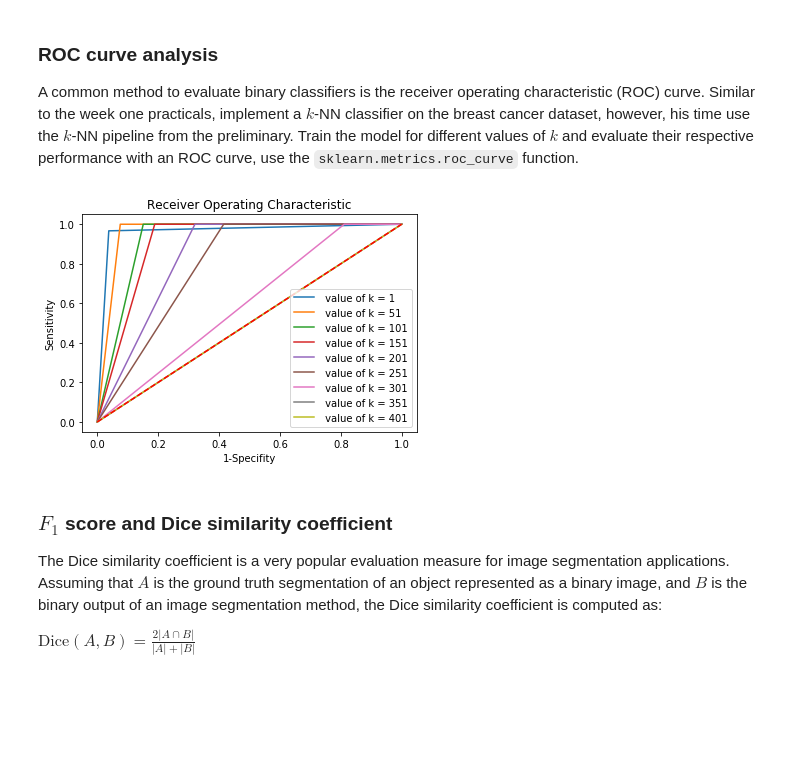
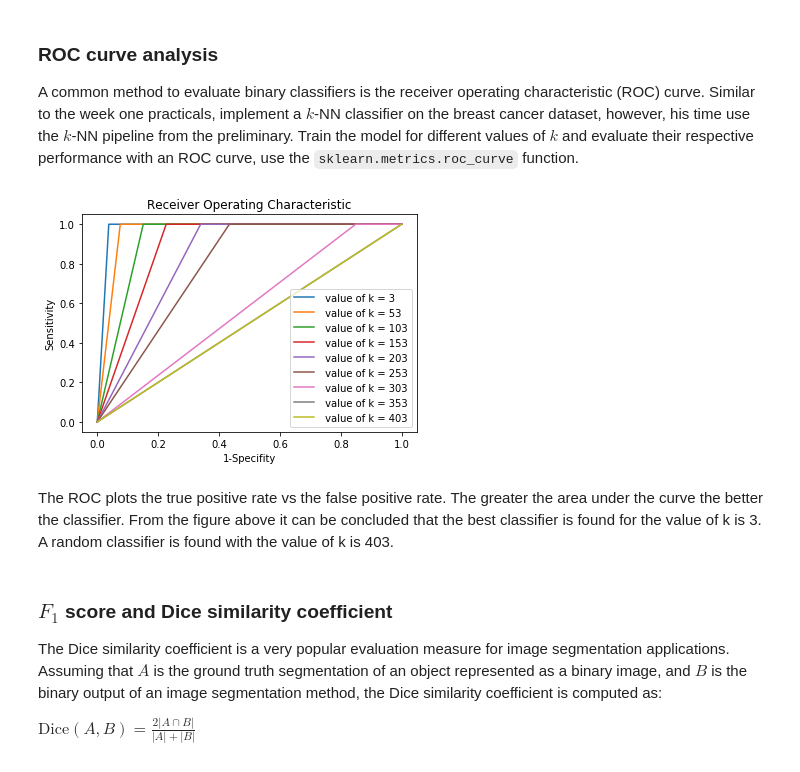
Before and after one commit to ndkruif/8dm40-machine-learning, a Jupyter notebook: practicals/week_2.ipynb, the cells around one changed output. Cells and saved outputs as stored; diff of their text form; code cells hidden in the pictures; blank space fills up the shorter version.

Commit message:
plot en tekst toegevoegd

```diff
--- a/practicals/week_2.ipynb
+++ b/practicals/week_2.ipynb
@@ -332,10 +332,6 @@ The accuracy on the independent test set for degree = 1 is 0.46530269085349907
 ### ROC curve analysis
 A common method to evaluate binary classifiers is the receiver operating characteristic (ROC) curve. Similar to the week one practicals, implement a $k$-NN classifier on the breast cancer dataset, however, his time use the $k$-NN pipeline from the preliminary. Train the model for different values of $k$ and evaluate their respective performance with an ROC curve, use the `sklearn.metrics.roc_curve` function.
 # %%
-import sys
-sys.path.append('code/')
-from code_week2 import *
-
 from sklearn.preprocessing import StandardScaler
 from sklearn.model_selection import train_test_split
 from sklearn import datasets, neighbors
@@ -349,36 +345,38 @@ X = breast_cancer.data
 y = breast_cancer.target
 scaler = StandardScaler()
 
 # make use of the train_test_split() utility function instead
 # of manually dividing the data
 X_train, X_test, y_train, y_test = train_test_split(X, y, stratify=y, random_state=40)
 
 #compute the mdoel for different k-values
-for k in range(1,len(X_train)+1,50):      # the value of k needs always to be an odd number
+for k in range(3,len(X_train)+1,50):      # the value of k needs always to be an odd number
     knn = neighbors.KNeighborsClassifier(n_neighbors=k)
     model = Pipeline([
                  ("scaler", scaler),
                  ("knn", knn)
                 ])
 
     # train the model using the training dataset
     model.fit(X_train, y_train)
     prediction = model.predict(X_test)
 
     #compute false positive rate and true positive rate
     fpr,tpr,tresholds = metrics.roc_curve(y_test, prediction, pos_label=1)
     #calculate the area under the curve
     auc = metrics.roc_auc_score(y_test,prediction)
     #plot the calculated values
     plt.plot(fpr,tpr, label=' value of k = ' +str(k))
-plt.plot([0, 1], [0, 1], 'r--')
+plt.plot()
 plt.xlabel('1-Specifity')
 plt.ylabel('Sensitivity')
 plt.title('Receiver Operating Characteristic')
 plt.legend(loc='lower right')
 plt.show()
 # %% [output]
-[figure, old version]
+[figure, new version]
+# %% [markdown]
+The ROC plots the true positive rate vs the false positive rate. The greater the area under the curve the better the classifier. From the figure above it can be concluded that the best classifier is found for the value of k is 3. A random classifier is found with the value of k is 403.
 # %% [markdown]
 ### $F_1$ score and Dice similarity coefficient
 
```
Also changed, not shown: parts of 2 cells of this notebook.
